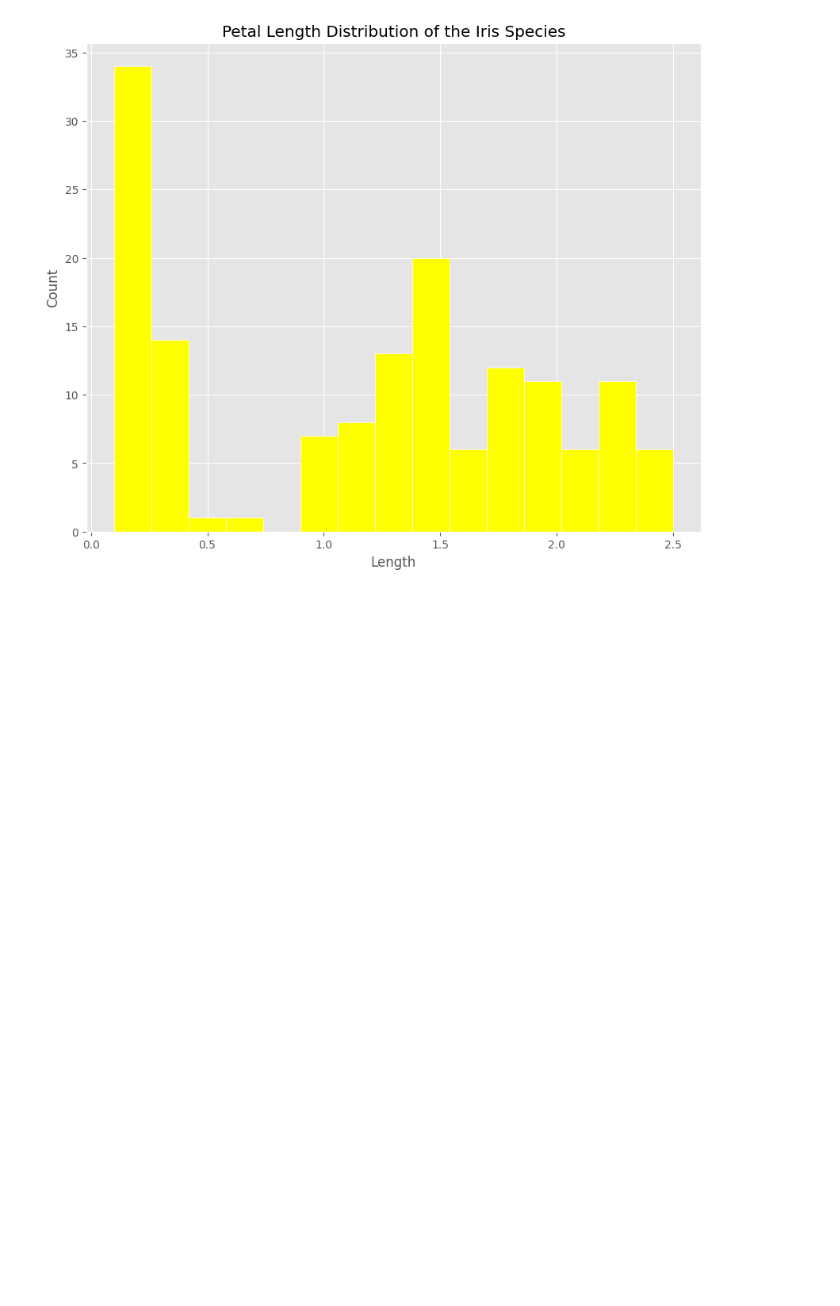
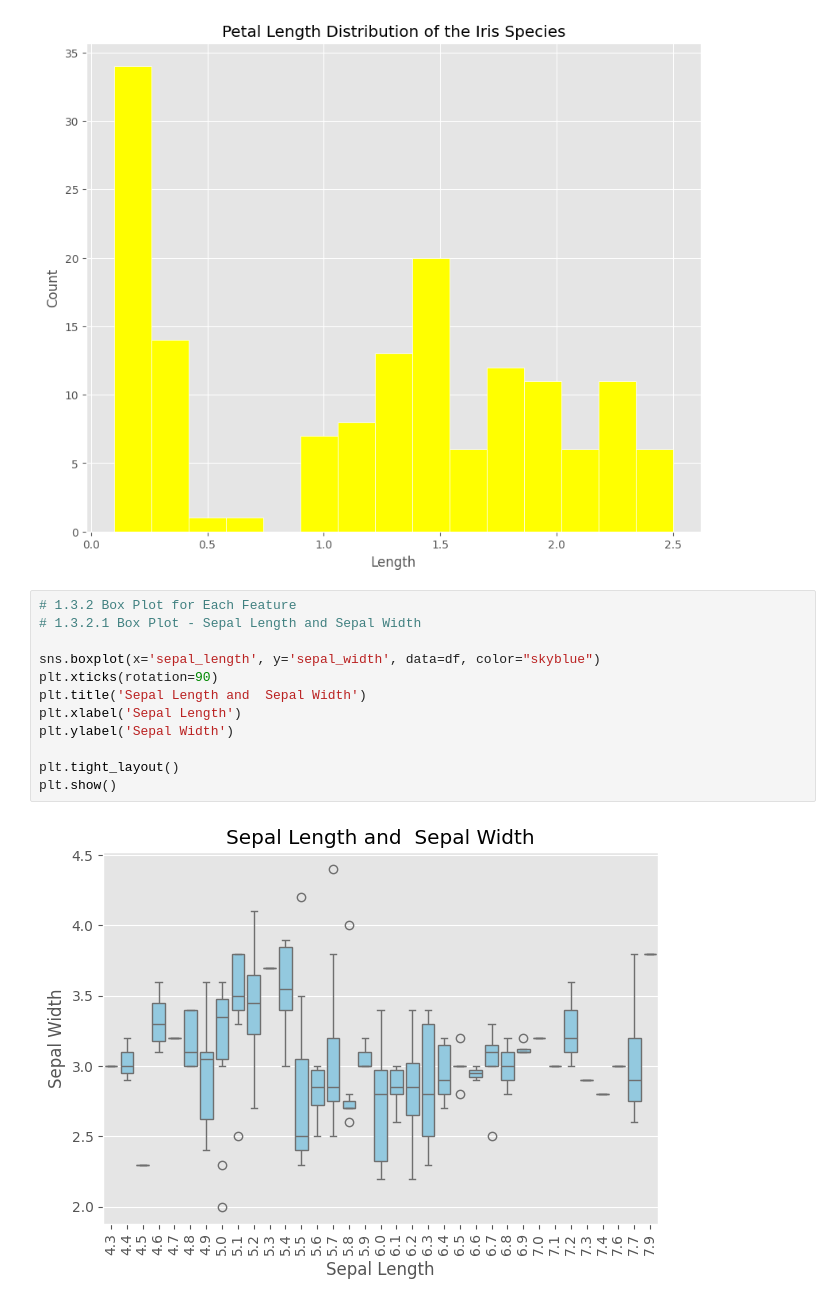
Before and after one commit to adinsa1/Data110, a Jupyter notebook: Assefa_wk10_Homework.ipynb, the cells around one changed output. Saved outputs shown, nothing was run; the diff lists cells and outputs as text; blank space fills up the shorter version.

```diff
--- a/Assefa_wk10_Homework.ipynb
+++ b/Assefa_wk10_Homework.ipynb
@@ -85,3 +85,17 @@ plt.ylabel('Count')
 plt.show()
 # %% [output]
 [figure]
+# %%
+# 1.3.2 Box Plot for Each Feature
+# 1.3.2.1 Box Plot - Sepal Length and Sepal Width
+
+sns.boxplot(x='sepal_length', y='sepal_width', data=df, color="skyblue")
+plt.xticks(rotation=90)
+plt.title('Sepal Length and  Sepal Width')
+plt.xlabel('Sepal Length')
+plt.ylabel('Sepal Width')
+
+plt.tight_layout()
+plt.show()
+# %% [output]
+[figure, added]
```
Also changed, not shown: parts of 5 cells of this notebook.
